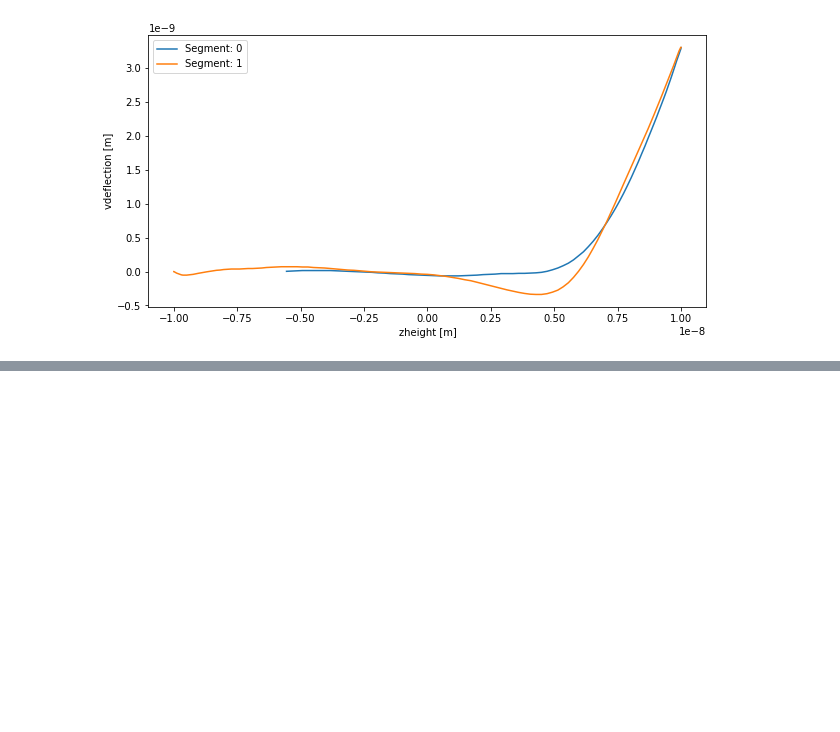
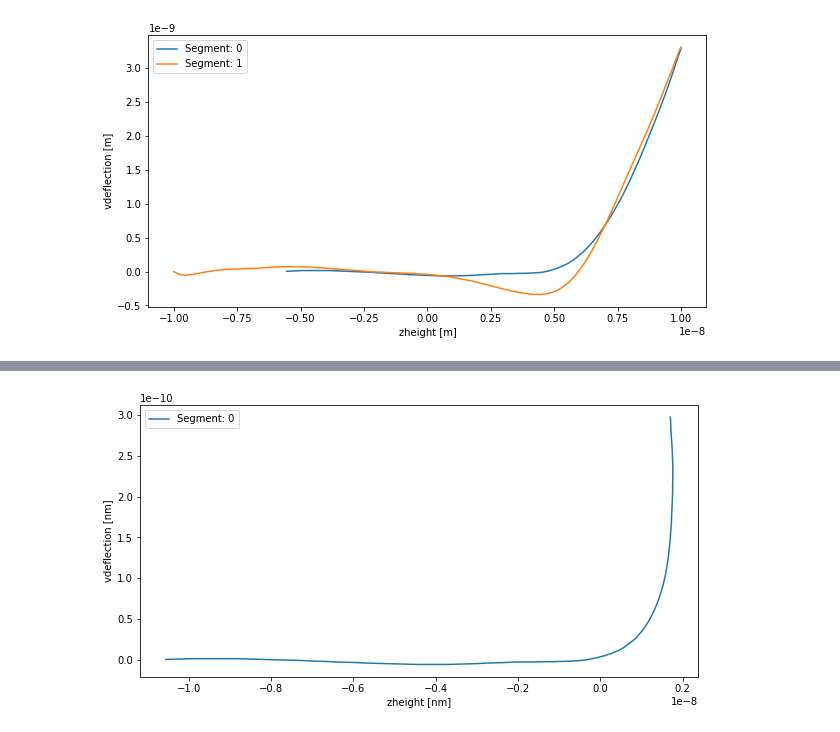
Before and after one commit to jlopezalo/PyFMReader, a Jupyter notebook: examples/BasicUsageExample.ipynb, the cells around one changed output, grey strips where cells are left out. Saved outputs shown, nothing was run; the diff lists cells and outputs as text; code cells hidden in the pictures; blank space fills up the shorter version.

```diff
--- a/examples/BasicUsageExample.ipynb
+++ b/examples/BasicUsageExample.ipynb
@@ -159,0 +164,10 @@ plt.show()
+# %%
+# 9. Get force vs indentation for segment 0
+plt.figure(figsize=(10,5))
+plt.plot(segment_0.indentation, segment_0.force, label=f'Segment: 0')
+plt.xlabel('zheight [nm]')
+plt.ylabel('vdeflection [nm]')
+plt.legend()
+plt.show()
+# %% [output]
+[figure, added]
```
Also changed, not shown: parts of 5 cells of this notebook.
